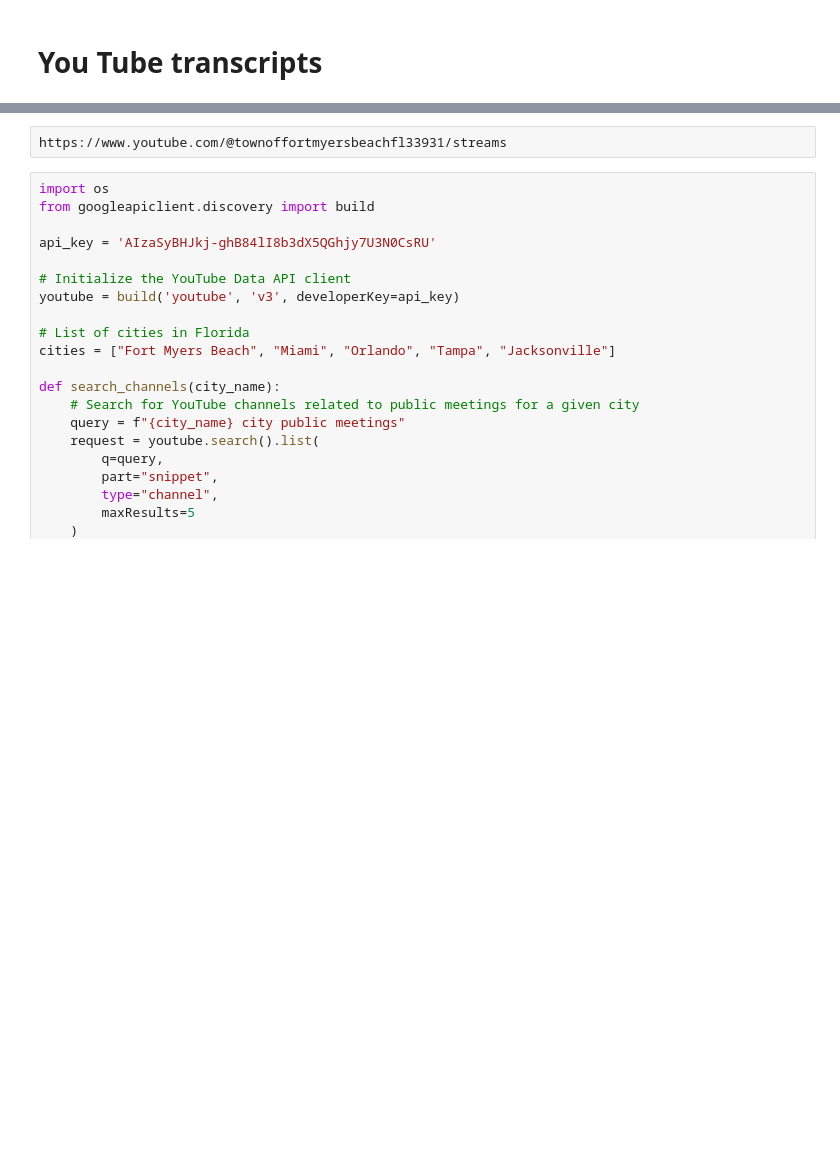
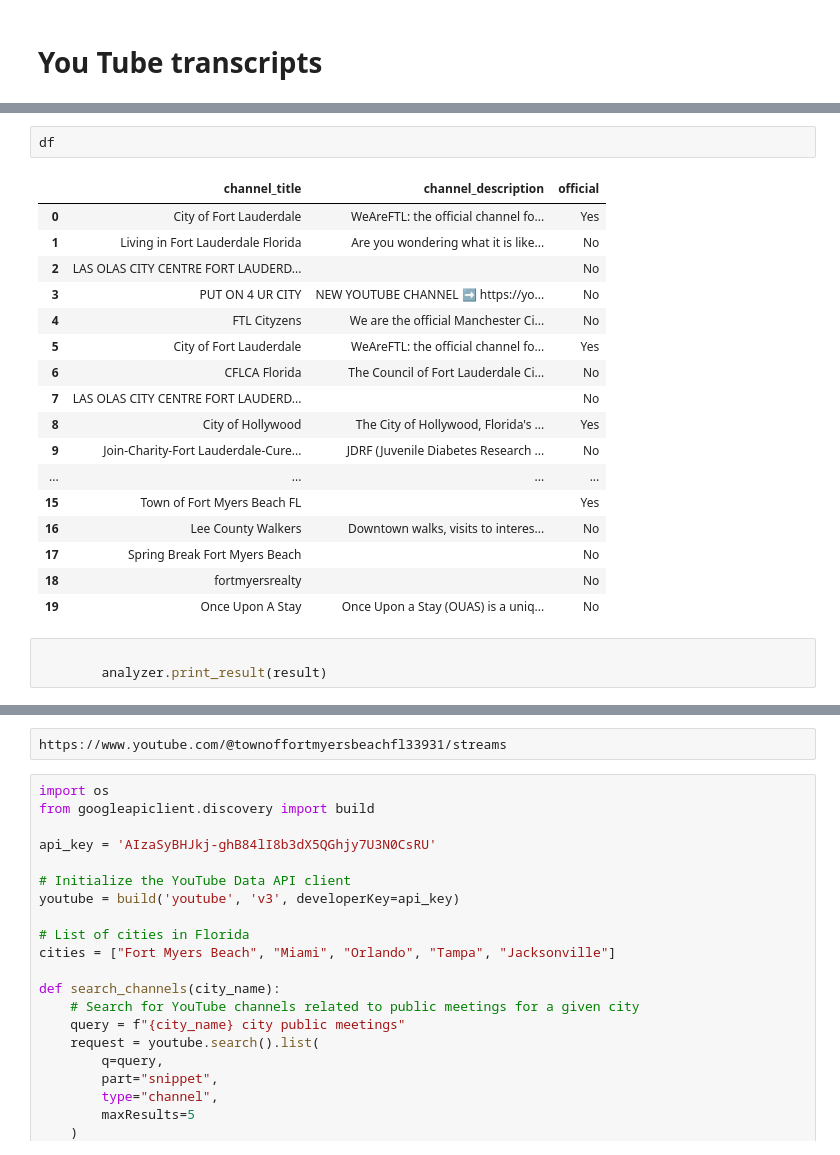
Before and after one commit to nesaboz/transcripts, a Jupyter notebook: yt_transcripts.ipynb, the cells around one changed output, grey strips where cells are left out. Cells and saved outputs as stored; diff of their text form; blank space fills up the shorter version.

```diff
--- a/yt_transcripts.ipynb
+++ b/yt_transcripts.ipynb
@@ -2,0 +66,23 @@
+# %%
+df
+# %% [output]
+|  | channel_title | channel_description | official |
+| 0 | City of Fort Lauderdale | WeAreFTL: the official channel fo... | Yes |
+| 1 | Living in Fort Lauderdale Florida | Are you wondering what it is like... | No |
+| 2 | LAS OLAS CITY CENTRE FORT LAUDERD... |  | No |
+| 3 | PUT ON 4 UR CITY | NEW YOUTUBE CHANNEL ➡️ https://yo... | No |
+| 4 | FTL Cityzens | We are the official Manchester Ci... | No |
+| 5 | City of Fort Lauderdale | WeAreFTL: the official channel fo... | Yes |
+| 6 | CFLCA Florida | The Council of Fort Lauderdale Ci... | No |
+| 7 | LAS OLAS CITY CENTRE FORT LAUDERD... |  | No |
+| 8 | City of Hollywood | The City of Hollywood, Florida's ... | Yes |
+| 9 | Join-Charity-Fort Lauderdale-Cure... | JDRF (Juvenile Diabetes Research ... | No |
+| ... | ... | ... | ... |
+| 15 | Town of Fort Myers Beach FL |  | Yes |
+| 16 | Lee County Walkers | Downtown walks, visits to interes... | No |
+| 17 | Spring Break Fort Myers Beach |  | No |
+| 18 | fortmyersrealty |  | No |
+| 19 | Once Upon A Stay | Once Upon a Stay (OUAS) is a uniq... | No |
+# %%
+
+        analyzer.print_result(result)
```
Also changed, not shown: parts of 21 cells of this notebook, 13 other files.
